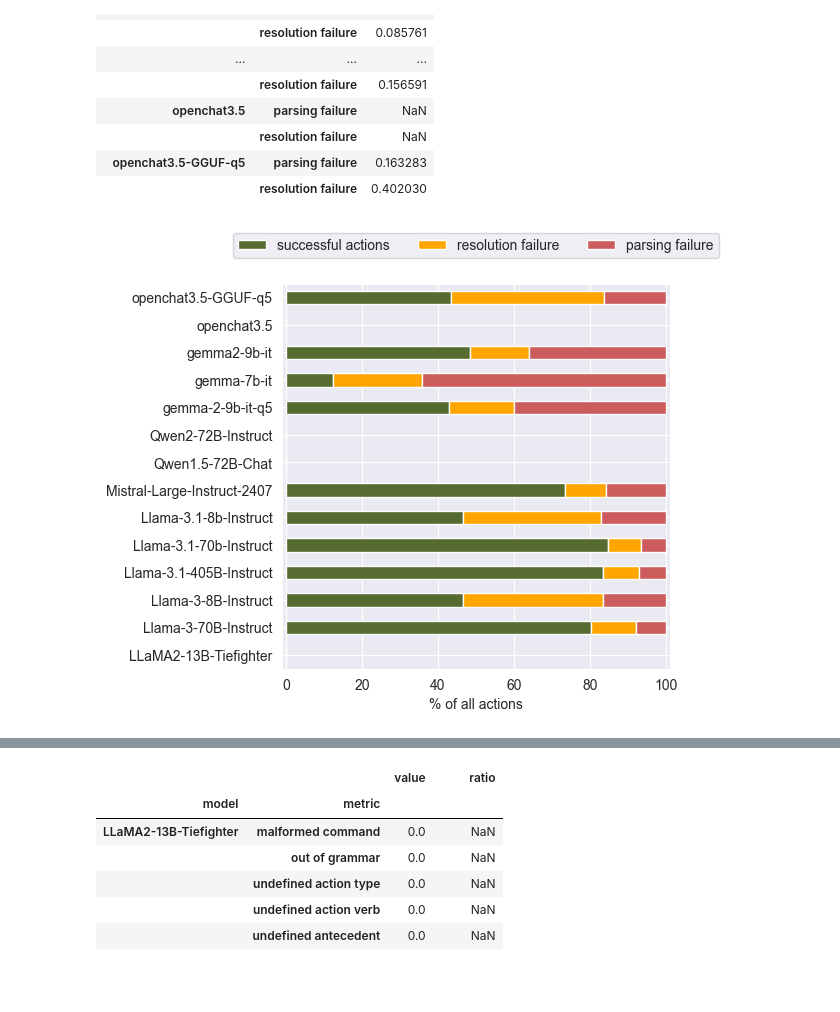
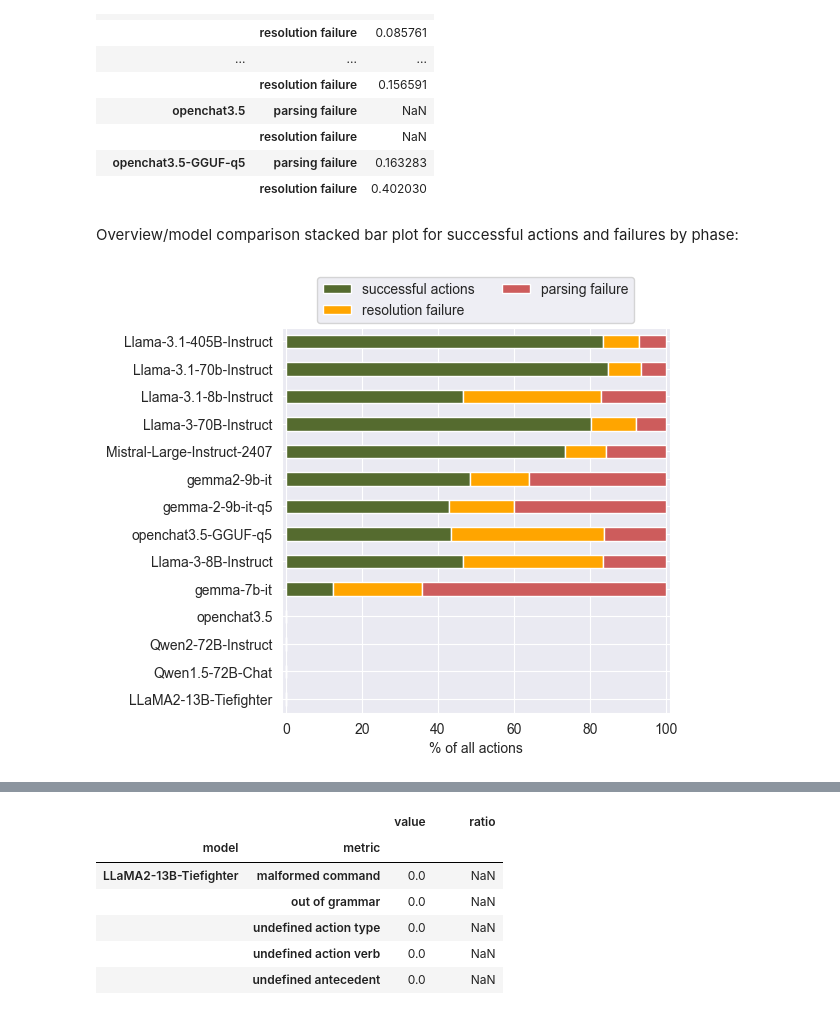
Before and after one commit to Gnurro/clemcore, a Jupyter notebook: adventuregame_eval.ipynb, the cells around one changed output, grey strips where cells are left out. Saved outputs shown, nothing was run; the diff lists cells and outputs as text; code cells hidden in the pictures; blank space fills up the shorter version.

```diff
--- a/adventuregame_eval.ipynb
+++ b/adventuregame_eval.ipynb
@@ -220,34 +319,36 @@ failures_by_phase_ratios
 |  | resolution failure | NaN |
 | openchat3.5-GGUF-q5 | parsing failure | 0.163283 |
 |  | resolution failure | 0.402030 |
+# %% [markdown]
+Overview/model comparison stacked bar plot for successful actions and failures by phase:
 # %%
 STACK_COLORS = ['darkolivegreen', 'orange', 'indianred']
 
 phase_failures = ["action_parsing_fail", "action_resolution_fail", "successful_actions"]
 
 df_aux = game_df[game_df.metric.isin(phase_failures)]
 df_aux = df_aux.replace(metric_name_dict)
 
 df_aux = (df_aux.pivot(index=['game', 'model', 'experiment', 'episode'],
                        columns='metric',
                        values='value')
                 .reset_index()
                 .drop(columns=['game', 'experiment', 'episode'])
                 .groupby('model')
                 .sum()
                 .sort_values(axis=1, by='metric', ascending=False))
 percs = 100 * df_aux.div(df_aux.sum(axis=1), axis=0)
-# order = clem_df.sort_values(by='-, clemscore').index
-# percs = percs.reindex(order)
+order = clem_df.sort_values(by='-, clemscore').index
+percs = percs.reindex(order)
 
 percs.plot(kind='barh',
            stacked=True,
            figsize=(5, 5),
            colormap=ListedColormap(STACK_COLORS))
-plt.legend(loc='upper center', bbox_to_anchor=(0.5, 1.15), ncols=3)
+plt.legend(loc='upper center', bbox_to_anchor=(0.5, 1.15), ncols=2)
 plt.xlabel('% of all actions')
 plt.xlim(-1, 101)
 plt.ylabel('')
 plt.show()
 # %% [output]
-[figure, old version]
+[figure, new version]
```
Also changed, not shown: parts of 61 cells of this notebook.
